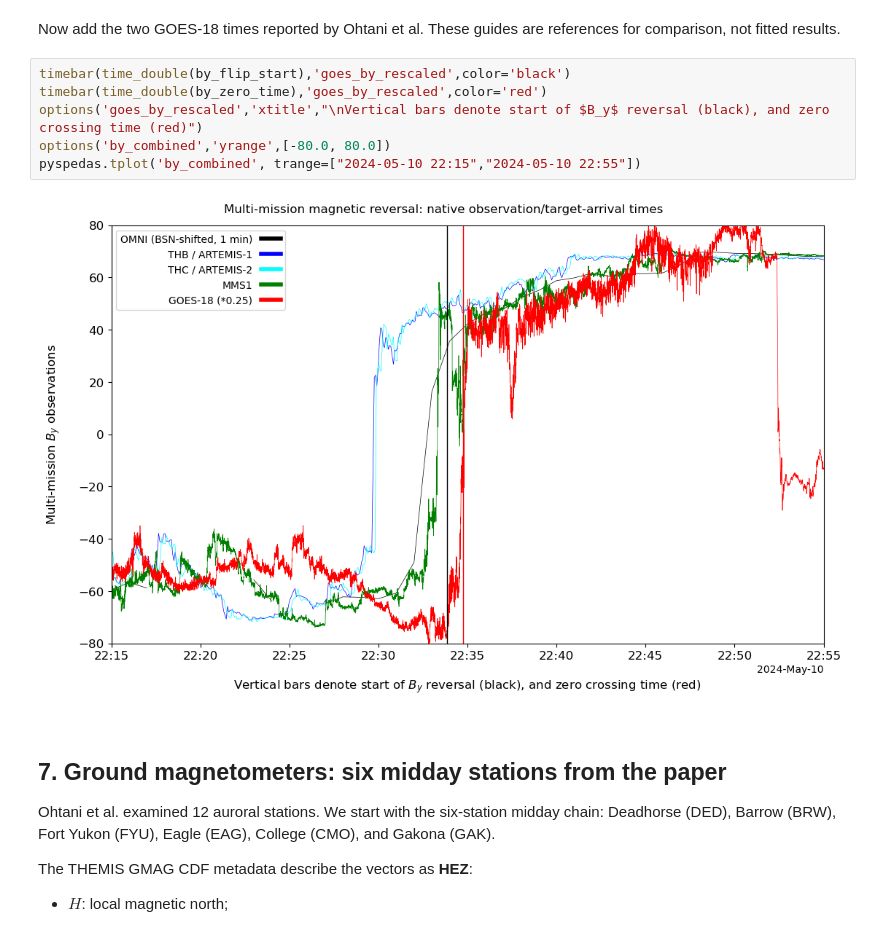
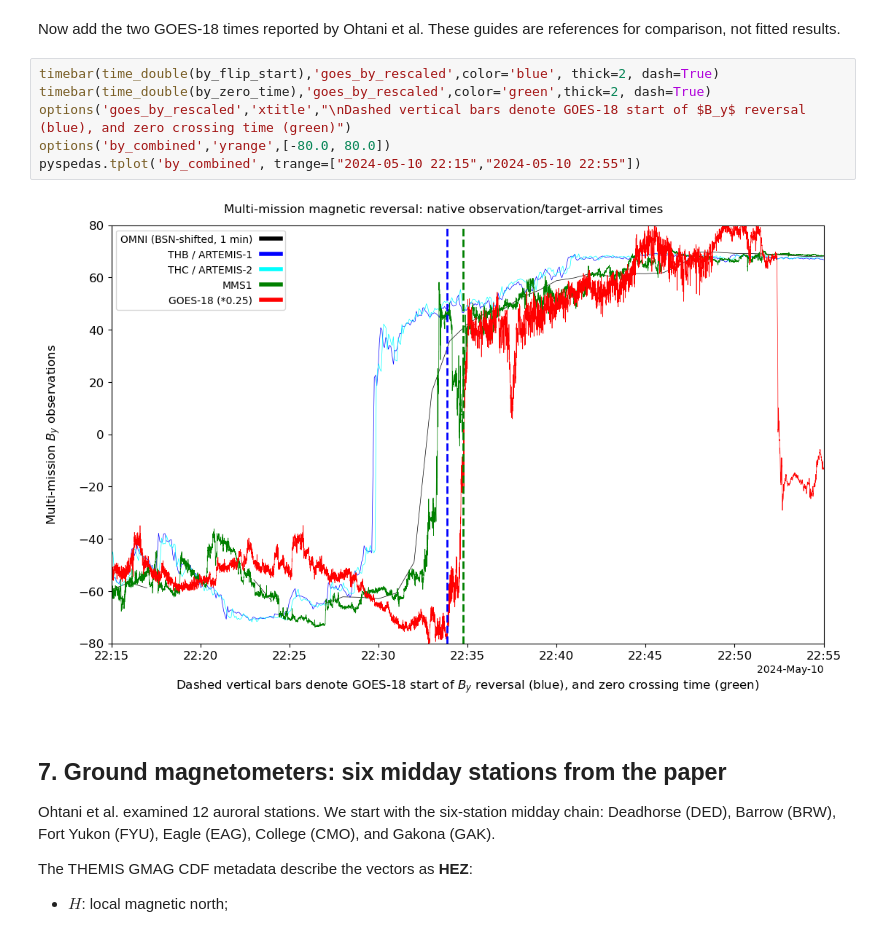
Before and after one commit to spedas/pyspedas_examples, a Jupyter notebook: pyspedas_examples/notebooks/pyhc_winter_school_2027/ohtani_gannon_imf_by_ground_timing.ipynb, the cells around one changed output. Drawn from its saved outputs; the diff is of its cells as text.

```diff
--- a/pyspedas_examples/notebooks/pyhc_winter_school_2027/ohtani_gannon_imf_by_ground_timing.ipynb
+++ b/pyspedas_examples/notebooks/pyhc_winter_school_2027/ohtani_gannon_imf_by_ground_timing.ipynb
@@ -384,13 +384,13 @@ pyspedas.tplot('by_combined')
 # %% [markdown]
 Now add the two GOES-18 times reported by Ohtani et al. These guides are references for comparison, not fitted results.
 # %%
-timebar(time_double(by_flip_start),'goes_by_rescaled',color='black')
-timebar(time_double(by_zero_time),'goes_by_rescaled',color='red')
-options('goes_by_rescaled','xtitle',"\nVertical bars denote start of $B_y$ reversal (black), and zero crossing time (red)")
+timebar(time_double(by_flip_start),'goes_by_rescaled',color='blue', thick=2, dash=True)
+timebar(time_double(by_zero_time),'goes_by_rescaled',color='green',thick=2, dash=True)
+options('goes_by_rescaled','xtitle',"\nDashed vertical bars denote GOES-18 start of $B_y$ reversal (blue), and zero crossing time (green)")
 options('by_combined','yrange',[-80.0, 80.0])
 pyspedas.tplot('by_combined', trange=["2024-05-10 22:15","2024-05-10 22:55"])
 # %% [output]
-[figure, old version]
+[figure, new version]
 # %% [markdown]
 ## 7. Ground magnetometers: six midday stations from the paper
 
```
Also changed, not shown: parts of 11 cells of this notebook, 6 other files.
